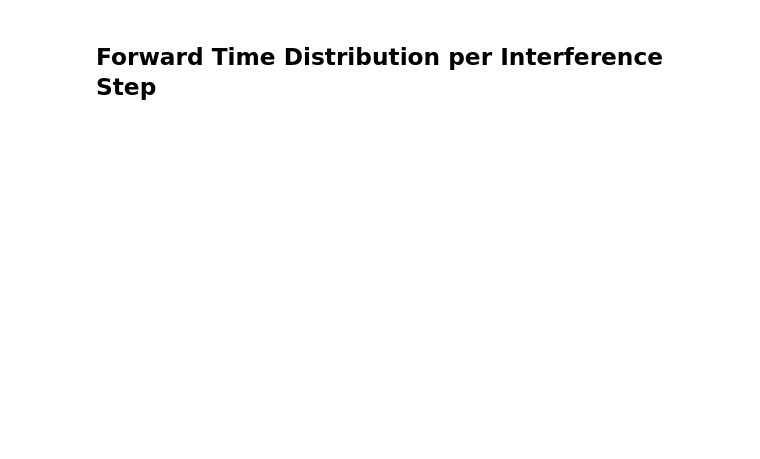
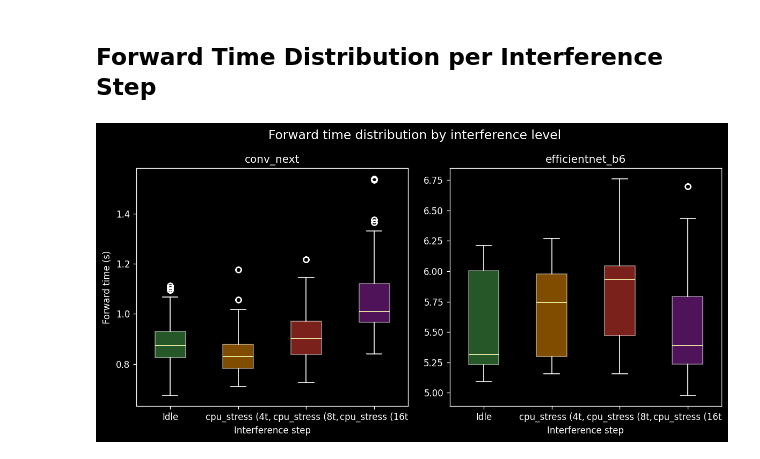
Before and after one commit to AndreiGhita2002/model-runner, a Jupyter notebook: data/interference_graphs.ipynb, the cells around one changed output. Drawn from its saved outputs; the diff is of its cells as text; code cells hidden in the pictures; blank space fills up the shorter version.

```diff
--- a/data/interference_graphs.ipynb
+++ b/data/interference_graphs.ipynb
@@ -437,31 +465,33 @@ for idx, model in enumerate(models):
     offset = compute_clock_offset(timed, regions)
 
     box_data = []
     box_labels = []
 
     for step_i, step in enumerate(schedule_steps):
         if step_i < len(regions):
             r_start, r_end = regions[step_i]
             r_start_adj = r_start - offset
             r_end_adj = r_end - offset
             step_times = [b["timing"]["end"] - b["timing"]["start"]
                          for b in timed if r_start_adj <= b["timing"]["start"] < r_end_adj]
         else:
             step_times = []
 
         box_data.append(step_times if step_times else [0])
         box_labels.append(fmt_step_label(step)[:15])
 
-    bp = ax.boxplot(box_data, labels=box_labels, patch_artist=True)
+    bp = ax.boxplot(box_data, tick_labels=box_labels, patch_artist=True)
     colors = ["#4caf50", "#ff9800", "#f44336", "#9c27b0", "#2196f3", "#795548"]
     for patch, color in zip(bp["boxes"], colors):
         patch.set_facecolor(color)
         patch.set_alpha(0.5)
 
     ax.set_title(model)
     ax.set_ylabel("Forward time (s)" if idx == 0 else "")
     ax.set_xlabel("Interference step")
 
 fig.suptitle("Forward time distribution by interference level", fontsize=14)
 fig.tight_layout()
 plt.show()
+# %% [output]
+[figure, added]
```
Also changed, not shown: parts of 7 cells of this notebook, 3 other files.
